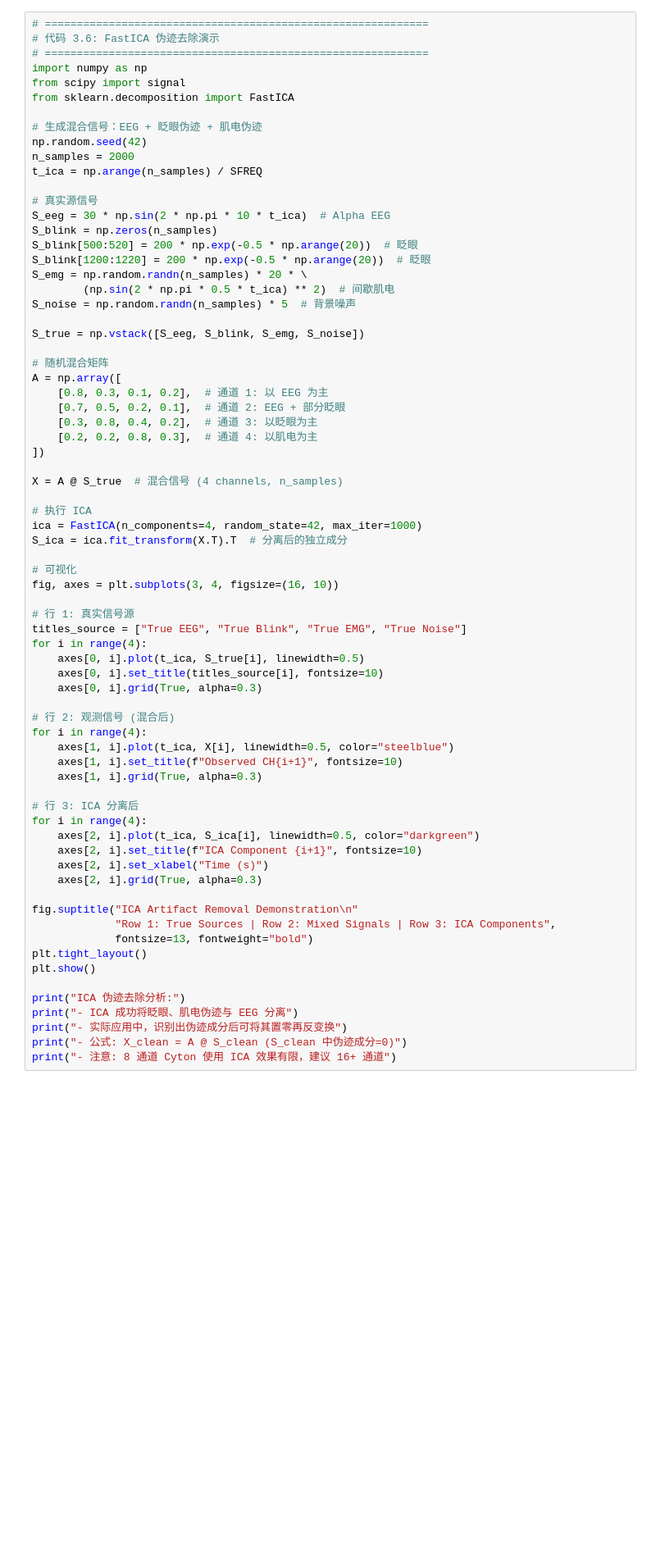
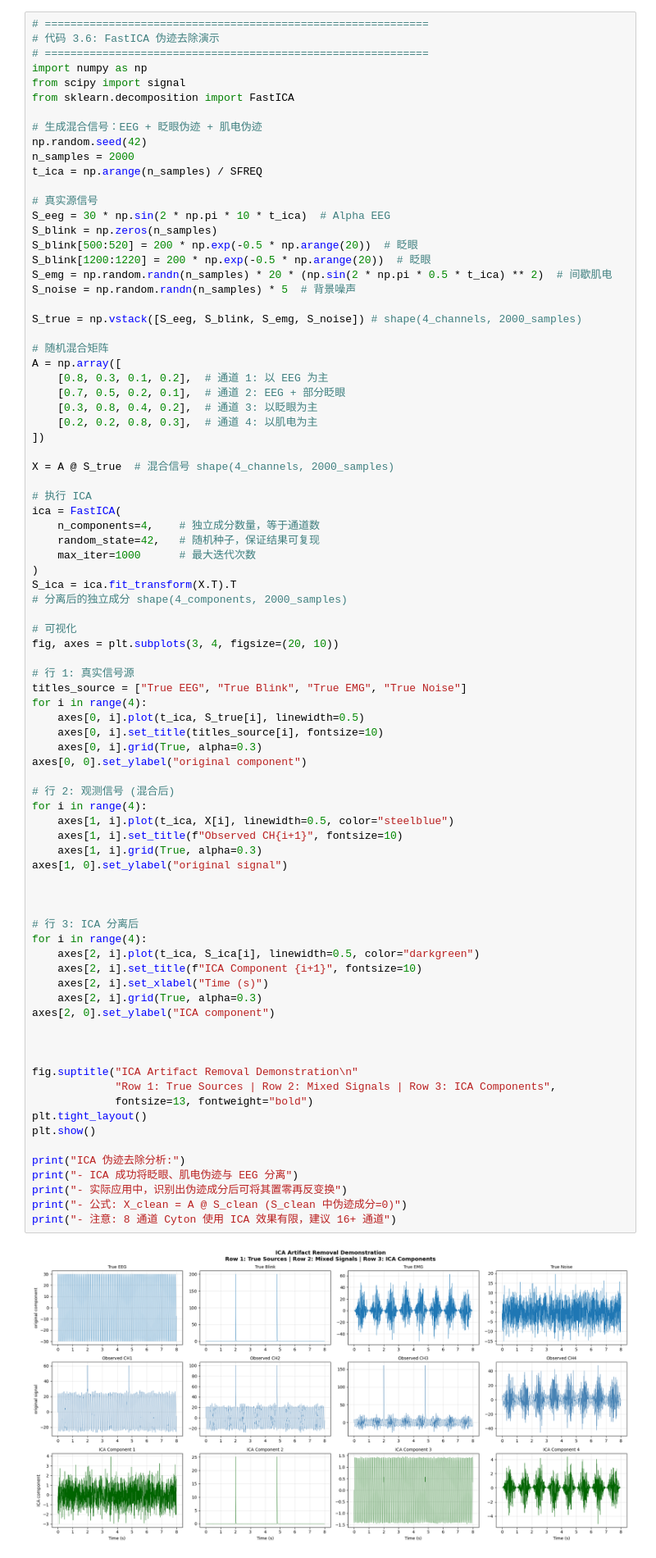
Before and after one commit to usstziyi/openbci-4, a Jupyter notebook: notebooks/unit_03_signal_processing.ipynb, the cells around one changed output. Shown at 82% size. Cells and saved outputs as stored; diff of their text form; blank space fills up the shorter version.

```diff
--- a/notebooks/unit_03_signal_processing.ipynb
+++ b/notebooks/unit_03_signal_processing.ipynb
@@ -646,11 +697,10 @@ S_eeg = 30 * np.sin(2 * np.pi * 10 * t_ica)  # Alpha EEG
 S_blink = np.zeros(n_samples)
 S_blink[500:520] = 200 * np.exp(-0.5 * np.arange(20))  # 眨眼
 S_blink[1200:1220] = 200 * np.exp(-0.5 * np.arange(20))  # 眨眼
-S_emg = np.random.randn(n_samples) * 20 * \
-        (np.sin(2 * np.pi * 0.5 * t_ica) ** 2)  # 间歇肌电
+S_emg = np.random.randn(n_samples) * 20 * (np.sin(2 * np.pi * 0.5 * t_ica) ** 2)  # 间歇肌电
 S_noise = np.random.randn(n_samples) * 5  # 背景噪声
 
-S_true = np.vstack([S_eeg, S_blink, S_emg, S_noise])
+S_true = np.vstack([S_eeg, S_blink, S_emg, S_noise]) # shape(4_channels, 2000_samples)
 
 # 随机混合矩阵
 A = np.array([
@@ -660,43 +710,57 @@ A = np.array([
     [0.2, 0.2, 0.8, 0.3],  # 通道 4: 以肌电为主
 ])
 
-X = A @ S_true  # 混合信号 (4 channels, n_samples)
+X = A @ S_true  # 混合信号 shape(4_channels, 2000_samples)
 
 # 执行 ICA
-ica = FastICA(n_components=4, random_state=42, max_iter=1000)
-S_ica = ica.fit_transform(X.T).T  # 分离后的独立成分
+ica = FastICA(
+    n_components=4,    # 独立成分数量，等于通道数
+    random_state=42,   # 随机种子，保证结果可复现
+    max_iter=1000      # 最大迭代次数
+)
+S_ica = ica.fit_transform(X.T).T
+# 分离后的独立成分 shape(4_components, 2000_samples)
 
 # 可视化
-fig, axes = plt.subplots(3, 4, figsize=(16, 10))
+fig, axes = plt.subplots(3, 4, figsize=(20, 10))
 
 # 行 1: 真实信号源
 titles_source = ["True EEG", "True Blink", "True EMG", "True Noise"]
 for i in range(4):
     axes[0, i].plot(t_ica, S_true[i], linewidth=0.5)
     axes[0, i].set_title(titles_source[i], fontsize=10)
     axes[0, i].grid(True, alpha=0.3)
+axes[0, 0].set_ylabel("original component")
 
 # 行 2: 观测信号 (混合后)
 for i in range(4):
     axes[1, i].plot(t_ica, X[i], linewidth=0.5, color="steelblue")
     axes[1, i].set_title(f"Observed CH{i+1}", fontsize=10)
     axes[1, i].grid(True, alpha=0.3)
+axes[1, 0].set_ylabel("original signal")
+
+
 
 # 行 3: ICA 分离后
 for i in range(4):
     axes[2, i].plot(t_ica, S_ica[i], linewidth=0.5, color="darkgreen")
     axes[2, i].set_title(f"ICA Component {i+1}", fontsize=10)
     axes[2, i].set_xlabel("Time (s)")
     axes[2, i].grid(True, alpha=0.3)
+axes[2, 0].set_ylabel("ICA component")
+
+
 
 fig.suptitle("ICA Artifact Removal Demonstration\n"
              "Row 1: True Sources | Row 2: Mixed Signals | Row 3: ICA Components",
              fontsize=13, fontweight="bold")
 plt.tight_layout()
 plt.show()
 
 print("ICA 伪迹去除分析:")
 print("- ICA 成功将眨眼、肌电伪迹与 EEG 分离")
 print("- 实际应用中，识别出伪迹成分后可将其置零再反变换")
 print("- 公式: X_clean = A @ S_clean (S_clean 中伪迹成分=0)")
 print("- 注意: 8 通道 Cyton 使用 ICA 效果有限，建议 16+ 通道")
+# %% [output]
+[figure, added]
```
Also changed, not shown: parts of 3 cells of this notebook, 2 other files.
